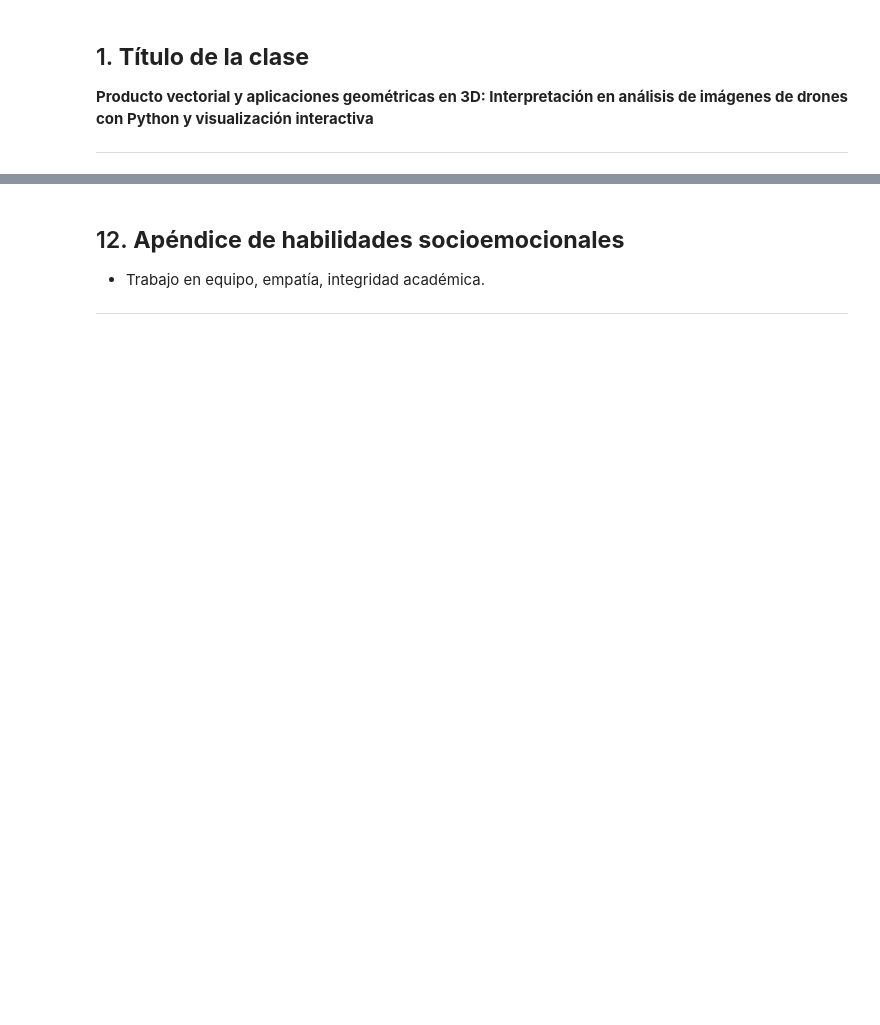
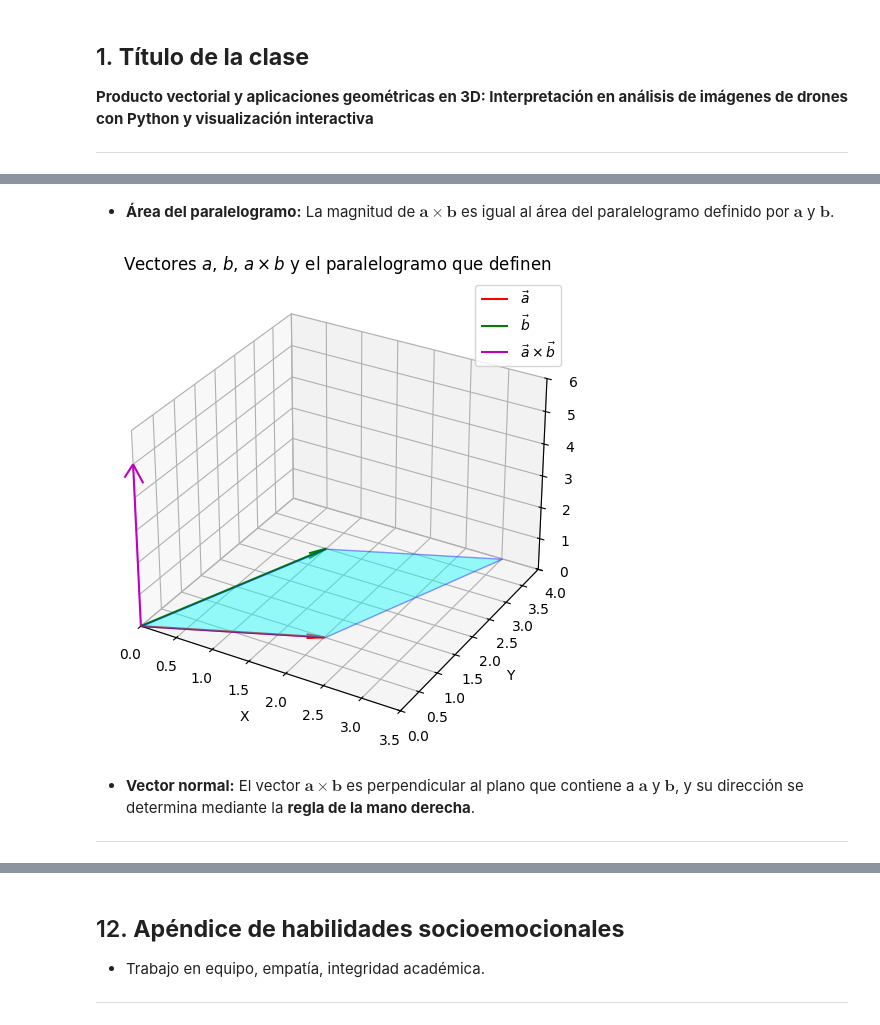
Before and after one commit to marco-canas/vector_geometry_and_linear_algebra, a Jupyter notebook: 2_planificacion/2_clases/3_class_19_agosto/3_class_19_agosto.ipynb, the cells around one changed output, grey strips where cells are left out. Saved outputs shown, nothing was run; the diff lists cells and outputs as text; code cells hidden in the pictures; blank space fills up the shorter version.

```diff
--- a/2_planificacion/2_clases/3_class_19_agosto/3_class_19_agosto.ipynb
+++ b/2_planificacion/2_clases/3_class_19_agosto/3_class_19_agosto.ipynb
@@ -252,0 +301,54 @@ Incluiremos una **función Python** que asigna las tareas a cada estudiante desd
+# %% [markdown]
+
+* **Área del paralelogramo:**
+  La magnitud de $\mathbf{a} \times \mathbf{b}$ es igual al área del paralelogramo definido por $\mathbf{a}$ y $\mathbf{b}$.
+# %%
+import numpy as np
+import matplotlib.pyplot as plt
+from mpl_toolkits.mplot3d.art3d import Poly3DCollection
+
+# Definir dos vectores en R^3
+a = np.array([2, 1, 0])
+b = np.array([1, 3, 0])
+
+# Producto vectorial
+cross_ab = np.cross(a, b)
+
+# Crear los vértices del paralelogramo
+O = np.array([0, 0, 0])
+A = a
+B = b
+AB = a + b
+
+# Preparar la figura 3D
+fig = plt.figure(figsize=(8, 6))
+ax = fig.add_subplot(111, projection='3d')
+
+# Dibujar los vectores a, b y a×b
+ax.quiver(*O, *a, color='r', label=r'$\vec{a}$', arrow_length_ratio=0.1)
+ax.quiver(*O, *b, color='g', label=r'$\vec{b}$', arrow_length_ratio=0.1)
+ax.quiver(*O, *cross_ab, color='m', label=r'$\vec{a} \times \vec{b}$', arrow_length_ratio=0.1)
+
+# Dibujar el paralelogramo con sombreado
+verts = [[O, A, AB, B]]
+ax.add_collection3d(Poly3DCollection(verts, facecolors='cyan', alpha=0.4, edgecolor='b'))
+
+# Ajustar límites y etiquetas
+ax.set_xlim([0, 3.5])
+ax.set_ylim([0, 4])
+ax.set_zlim([0, max(2, cross_ab[2] + 1)])
+ax.set_xlabel('X')
+ax.set_ylabel('Y')
+ax.set_zlabel('Z')
+ax.legend()
+ax.set_title('Vectores $a$, $b$, $a\\times b$ y el paralelogramo que definen')
+
+plt.show()
+# %% [output]
+[figure, added]
+# %% [markdown]
+
+* **Vector normal:**
+  El vector $\mathbf{a} \times \mathbf{b}$ es perpendicular al plano que contiene a $\mathbf{a}$ y $\mathbf{b}$, y su dirección se determina mediante la **regla de la mano derecha**.
+
+---
```
Also changed, not shown: parts of 40 cells of this notebook, 1 other file.
